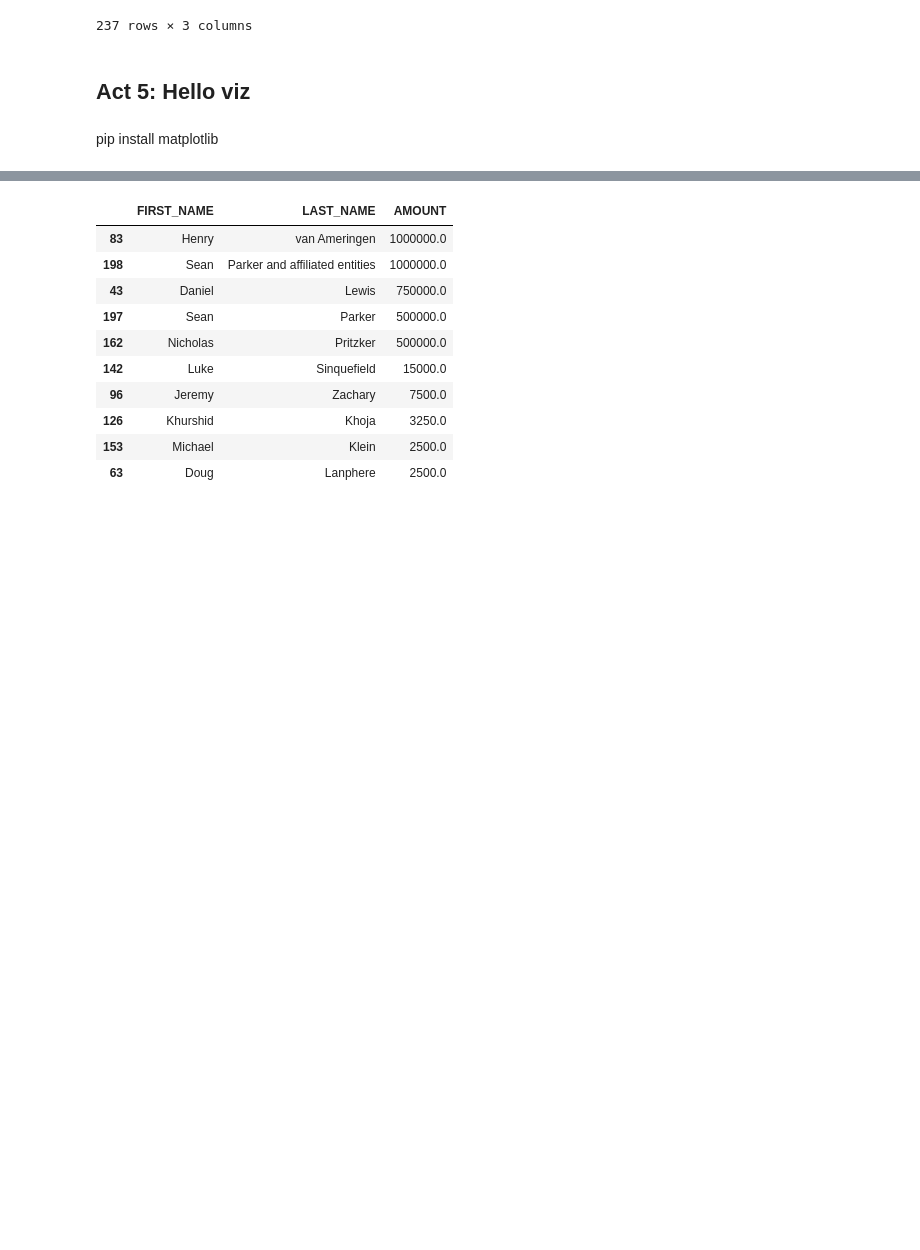
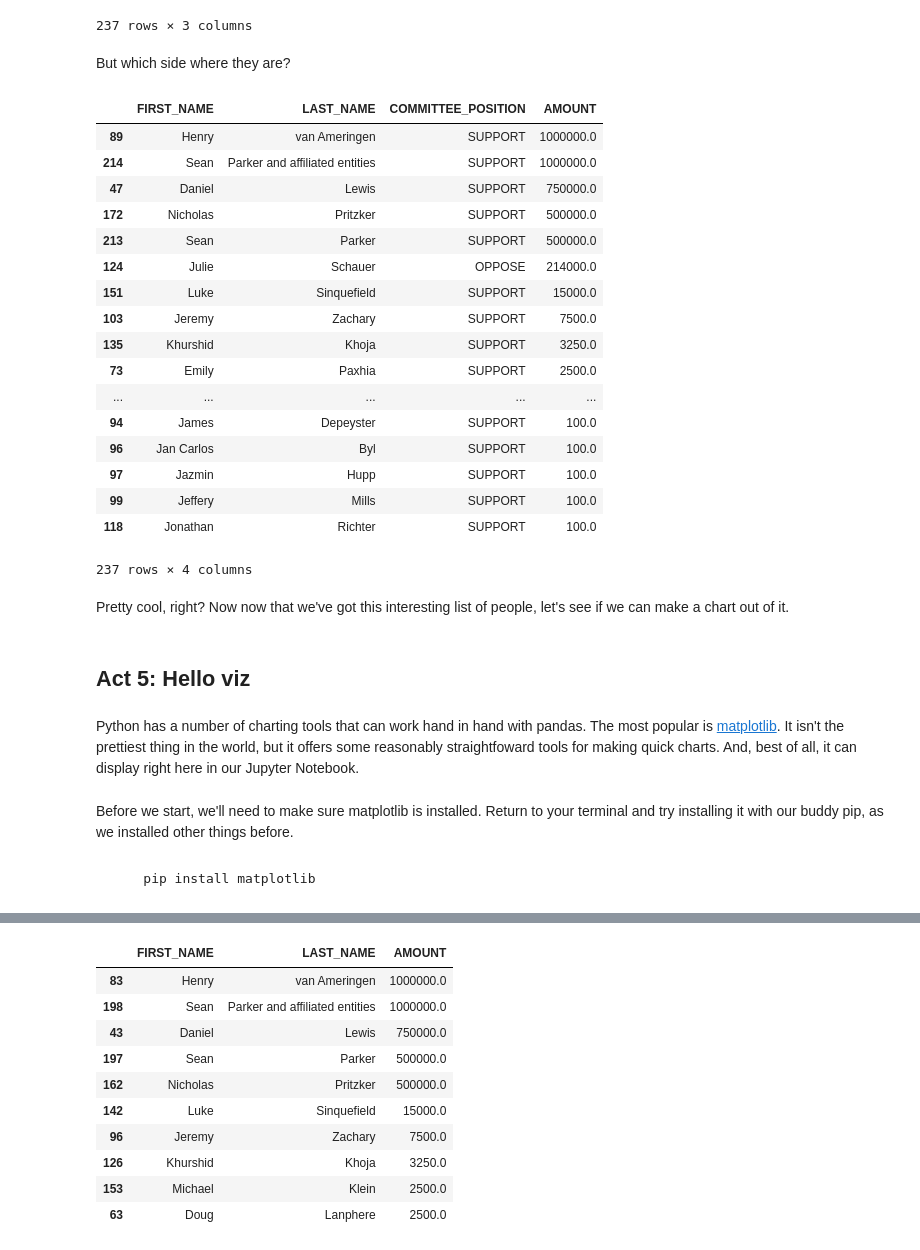
Before and after one commit to palewire/python-calaccess-notebooks, a Jupyter notebook: first-python-notebook.ipynb, the cells around one changed output, grey strips where cells are left out. Drawn from its saved outputs; the diff is of its cells as text; code cells hidden in the pictures; blank space fills up the shorter version.

````diff
--- a/first-python-notebook.ipynb
+++ b/first-python-notebook.ipynb
@@ -564,7 +602,42 @@ table.groupby(["FIRST_NAME", "LAST_NAME"])['AMOUNT'].sum().reset_index().sort_va
 | 99 | Jeffery | Mills | 100.0 |
 | 118 | Jonathan | Richter | 100.0 |
 237 rows × 3 columns
+# %% [markdown]
+But which side where they are?
+# %%
+table.groupby([
+    "FIRST_NAME",
+    "LAST_NAME",
+    "COMMITTEE_POSITION"
+])['AMOUNT'].sum().reset_index().sort_values("AMOUNT", ascending=False)
+# %% [output]
+|  | FIRST_NAME | LAST_NAME | COMMITTEE_POSITION | AMOUNT |
+| 89 | Henry | van Ameringen | SUPPORT | 1000000.0 |
+| 214 | Sean | Parker and affiliated entities | SUPPORT | 1000000.0 |
+| 47 | Daniel | Lewis | SUPPORT | 750000.0 |
+| 172 | Nicholas | Pritzker | SUPPORT | 500000.0 |
+| 213 | Sean | Parker | SUPPORT | 500000.0 |
+| 124 | Julie | Schauer | OPPOSE | 214000.0 |
+| 151 | Luke | Sinquefield | SUPPORT | 15000.0 |
+| 103 | Jeremy | Zachary | SUPPORT | 7500.0 |
+| 135 | Khurshid | Khoja | SUPPORT | 3250.0 |
+| 73 | Emily | Paxhia | SUPPORT | 2500.0 |
+| ... | ... | ... | ... | ... |
+| 94 | James | Depeyster | SUPPORT | 100.0 |
+| 96 | Jan Carlos | Byl | SUPPORT | 100.0 |
+| 97 | Jazmin | Hupp | SUPPORT | 100.0 |
+| 99 | Jeffery | Mills | SUPPORT | 100.0 |
+| 118 | Jonathan | Richter | SUPPORT | 100.0 |
+237 rows × 4 columns
+# %% [markdown]
+Pretty cool, right? Now now that we've got this interesting list of people, let's see if we can make a chart out of it.
 # %% [markdown]
 ## Act 5: Hello viz
+# %% [markdown]
+Python has a number of charting tools that can work hand in hand with pandas. The most popular is [matplotlib](http://matplotlib.org/). It isn't the prettiest thing in the world, but it offers some reasonably straightfoward tools for making quick charts. And, best of all, it can display right here in our Jupyter Notebook.
+# %% [markdown]
+Before we start, we'll need to make sure matplotlib is installed. Return to your terminal and try installing it with our buddy pip, as we installed other things before.
 # %% [markdown]
-pip install matplotlib
+```bash
+    pip install matplotlib
+```
````
Also changed, not shown: parts of 18 cells of this notebook.
